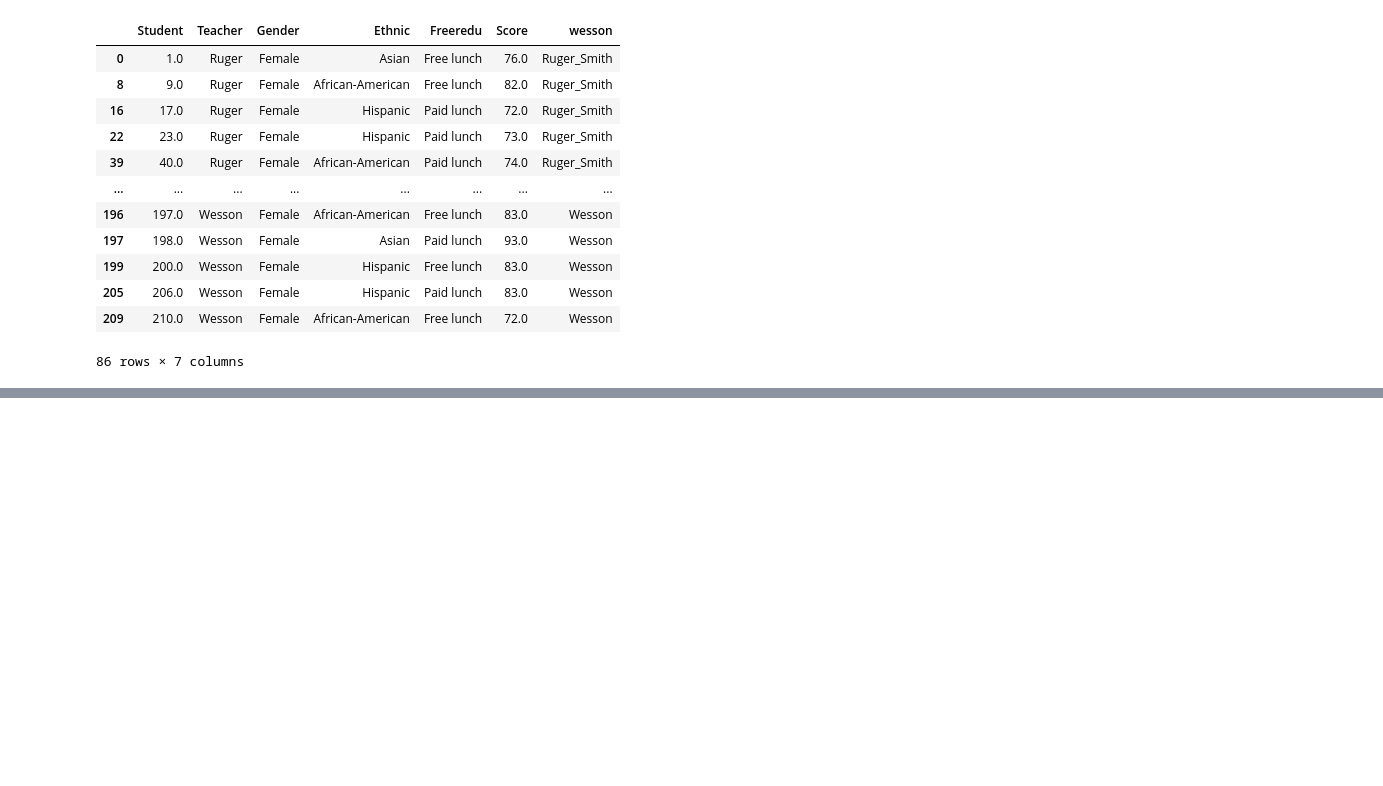
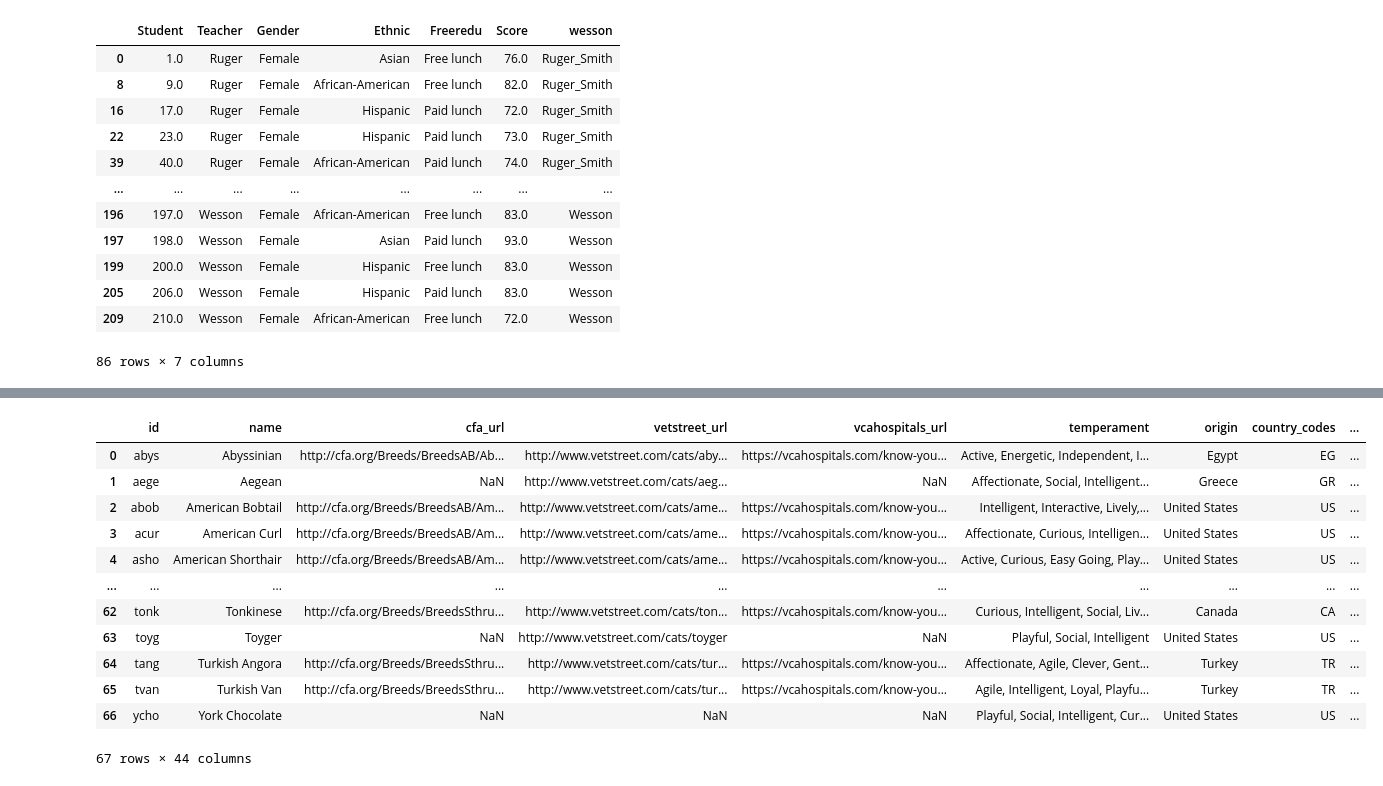
Before and after one commit to tzuzulcode/data_science_enero2022, a Jupyter notebook: Data Collection/DataBases.ipynb, the cells around one changed output, grey strips where cells are left out. Cells and saved outputs as stored; diff of their text form; code cells hidden in the pictures; blank space fills up the shorter version.

```diff
--- a/Data Collection/DataBases.ipynb
+++ b/Data Collection/DataBases.ipynb
@@ -227,0 +239,25 @@ femaleStudentsOver70
+# %%
+import requests
+
+
+resultado = requests.get("https://api.thecatapi.com/v1/breeds")
+
+mi_json = resultado.json()
+# %%
+df = pd.json_normalize(mi_json,meta=[["data","contact_methods","phone"],["weight","metric"]])
+# %%
+df
+# %% [output]
+|  | id | name | cfa_url | vetstreet_url | vcahospitals_url | temperament | origin | country_codes | ... |
+| 0 | abys | Abyssinian | http://cfa.org/Breeds/BreedsAB/Ab... | http://www.vetstreet.com/cats/aby... | https://vcahospitals.com/know-you... | Active, Energetic, Independent, I... | Egypt | EG | ... |
+| 1 | aege | Aegean | NaN | http://www.vetstreet.com/cats/aeg... | NaN | Affectionate, Social, Intelligent... | Greece | GR | ... |
+| 2 | abob | American Bobtail | http://cfa.org/Breeds/BreedsAB/Am... | http://www.vetstreet.com/cats/ame... | https://vcahospitals.com/know-you... | Intelligent, Interactive, Lively,... | United States | US | ... |
+| 3 | acur | American Curl | http://cfa.org/Breeds/BreedsAB/Am... | http://www.vetstreet.com/cats/ame... | https://vcahospitals.com/know-you... | Affectionate, Curious, Intelligen... | United States | US | ... |
+| 4 | asho | American Shorthair | http://cfa.org/Breeds/BreedsAB/Am... | http://www.vetstreet.com/cats/ame... | https://vcahospitals.com/know-you... | Active, Curious, Easy Going, Play... | United States | US | ... |
+| ... | ... | ... | ... | ... | ... | ... | ... | ... | ... |
+| 62 | tonk | Tonkinese | http://cfa.org/Breeds/BreedsSthru... | http://www.vetstreet.com/cats/ton... | https://vcahospitals.com/know-you... | Curious, Intelligent, Social, Liv... | Canada | CA | ... |
+| 63 | toyg | Toyger | NaN | http://www.vetstreet.com/cats/toyger | NaN | Playful, Social, Intelligent | United States | US | ... |
+| 64 | tang | Turkish Angora | http://cfa.org/Breeds/BreedsSthru... | http://www.vetstreet.com/cats/tur... | https://vcahospitals.com/know-you... | Affectionate, Agile, Clever, Gent... | Turkey | TR | ... |
+| 65 | tvan | Turkish Van | http://cfa.org/Breeds/BreedsSthru... | http://www.vetstreet.com/cats/tur... | https://vcahospitals.com/know-you... | Agile, Intelligent, Loyal, Playfu... | Turkey | TR | ... |
+| 66 | ycho | York Chocolate | NaN | NaN | NaN | Playful, Social, Intelligent, Cur... | United States | US | ... |
+67 rows × 44 columns
```
Also changed, not shown: parts of 3 cells of this notebook, 2 other files.
